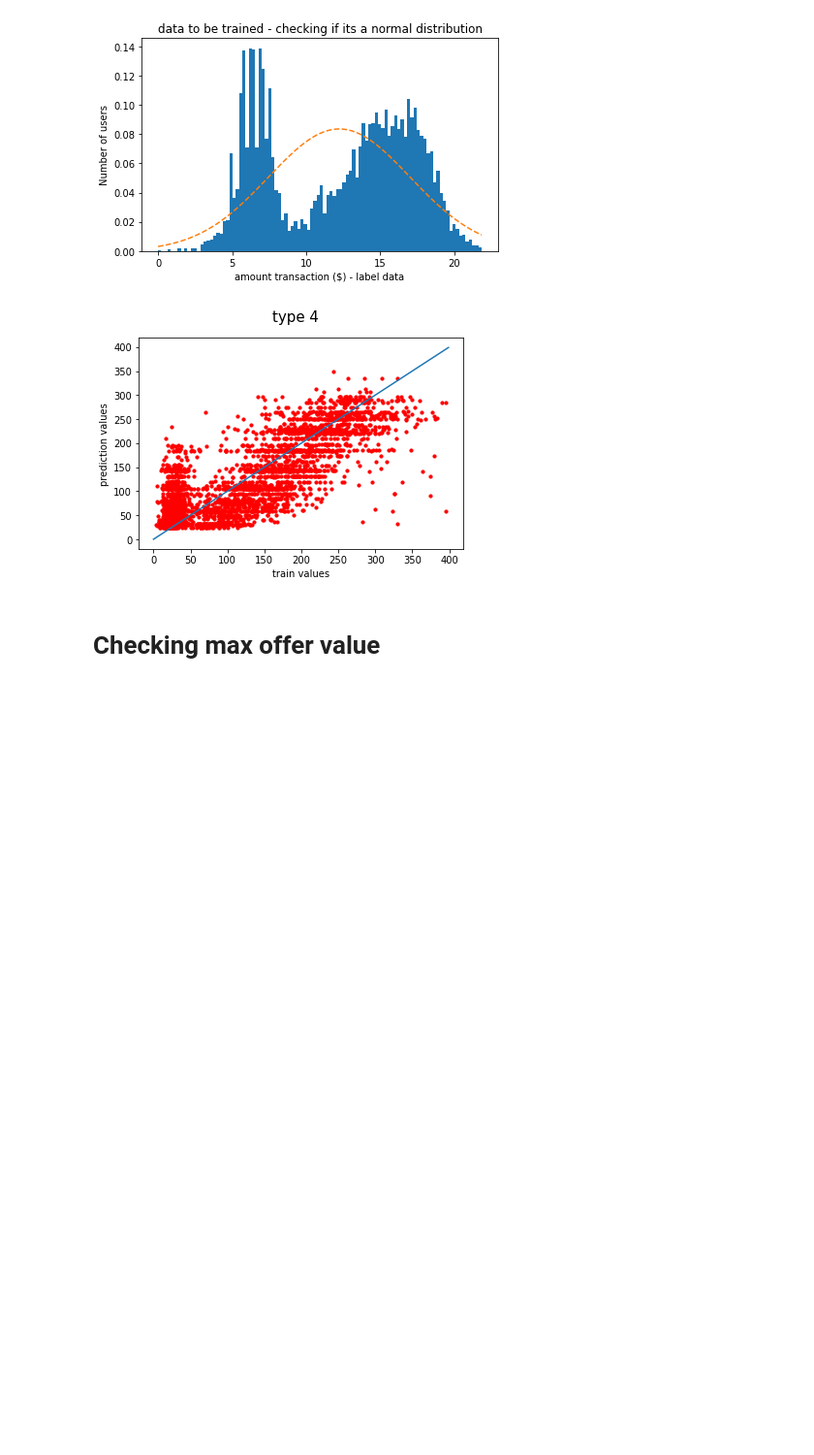
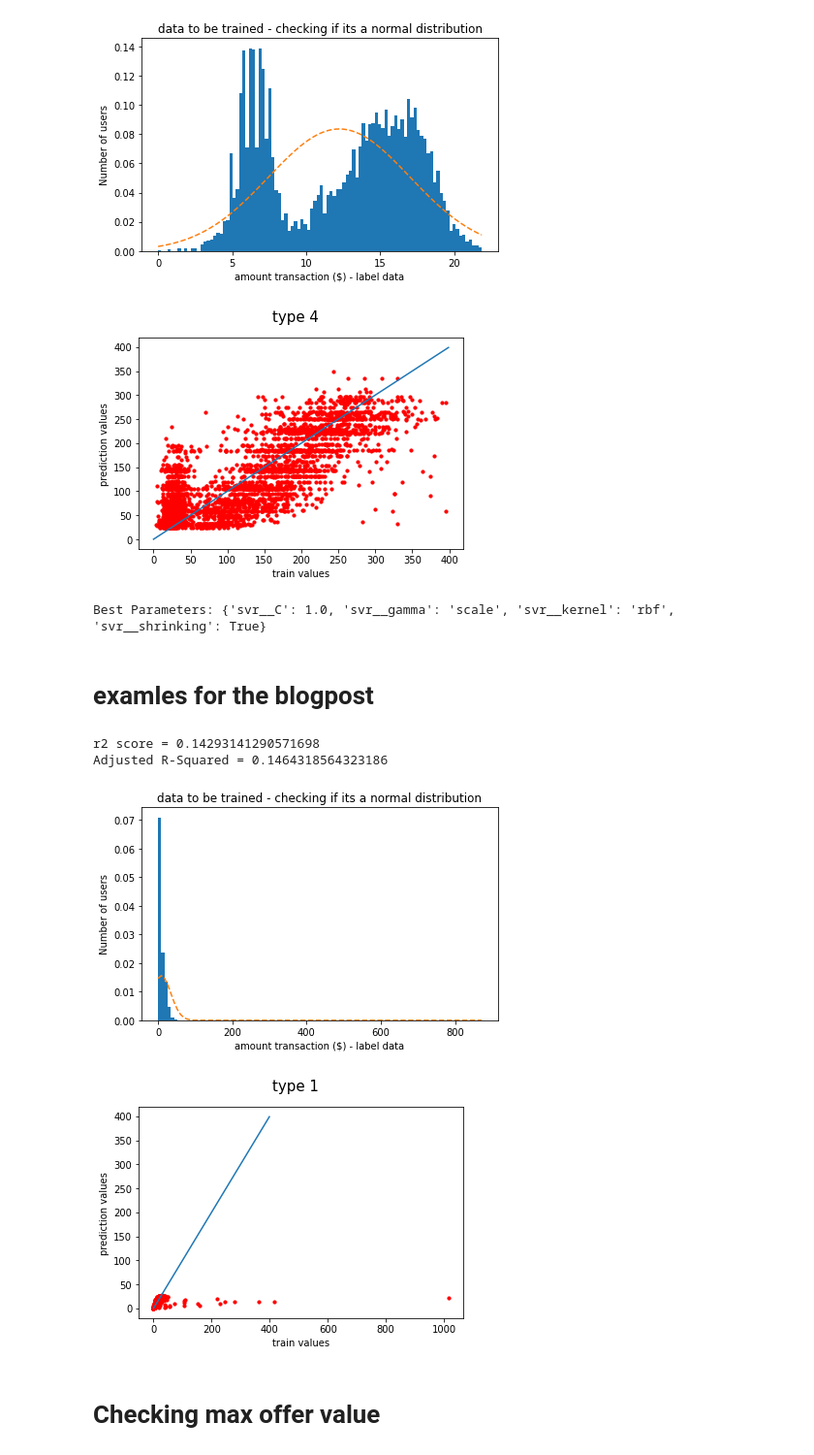
Before and after one commit to agonfo/u03_capstone_starbucks, a Jupyter notebook: 03 - model.ipynb, the cells around one changed output. Shown at 97% size. Saved outputs shown, nothing was run; the diff lists cells and outputs as text; code cells hidden in the pictures; blank space fills up the shorter version.

Commit message:
examples for the blogpost

```diff
--- a/03 - model.ipynb
+++ b/03 - model.ipynb
@@ -310,6 +310,20 @@ r2 score = 0.6246702925430527
 Adjusted R-Squared = 0.6251411037648388
 [figure]
 [figure]
+# %%
+# type 1 bogo
+X_train_test , X_test_test , y_train_test , y_test_test , y_pred_test , label_test , max_offer_test , test_model , test_maxlog = build_model(type_1 , 'type 1' , 40, log=False , bucket=False , outsiders=False)
+# %% [output]
+Best Parameters: {'svr__C': 1.0, 'svr__gamma': 'scale', 'svr__kernel': 'rbf', 'svr__shrinking': True}
+# %% [markdown]
+# examles for the blogpost
+# %%
+print_results (y_train_test , y_test_test , y_pred_test , label_test , max_offer_test)
+# %% [output]
+r2 score = 0.14293141290571698
+Adjusted R-Squared = 0.1464318564323186
+[figure, added]
+[figure, added]
 # %% [markdown]
 # Checking max offer value
 # %%
```
